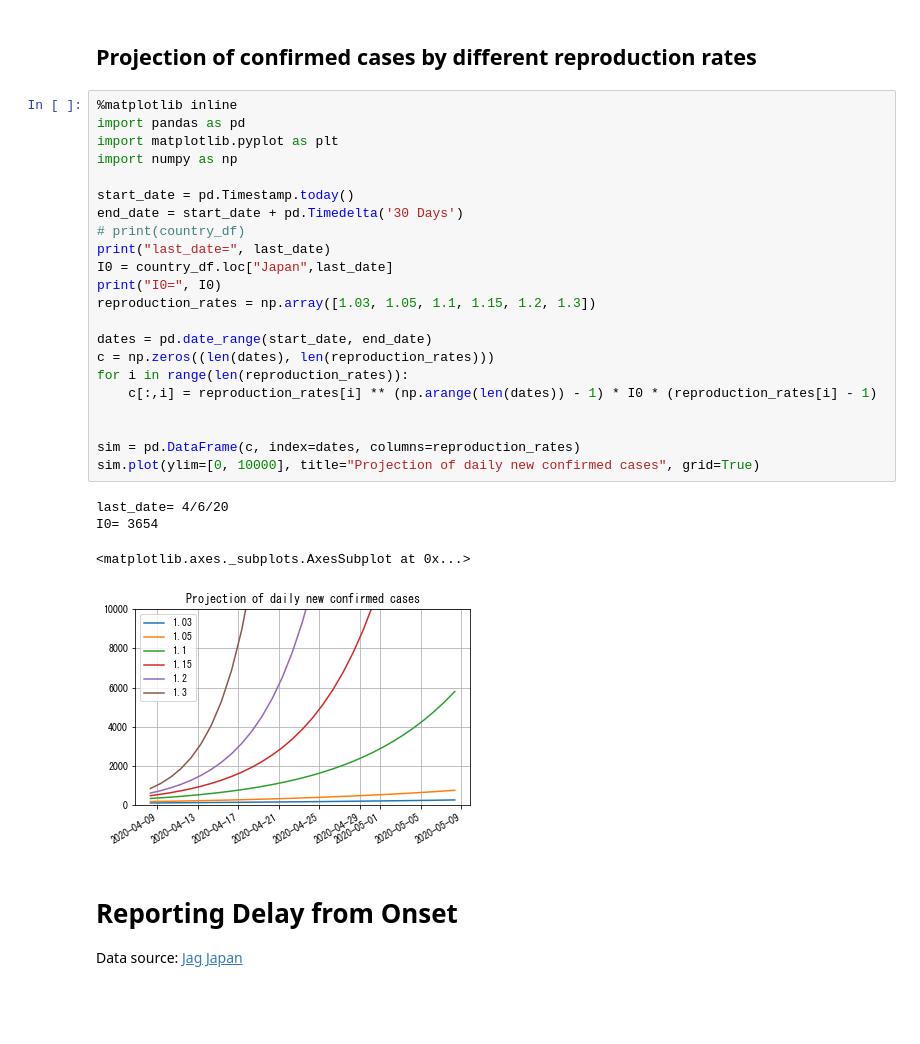
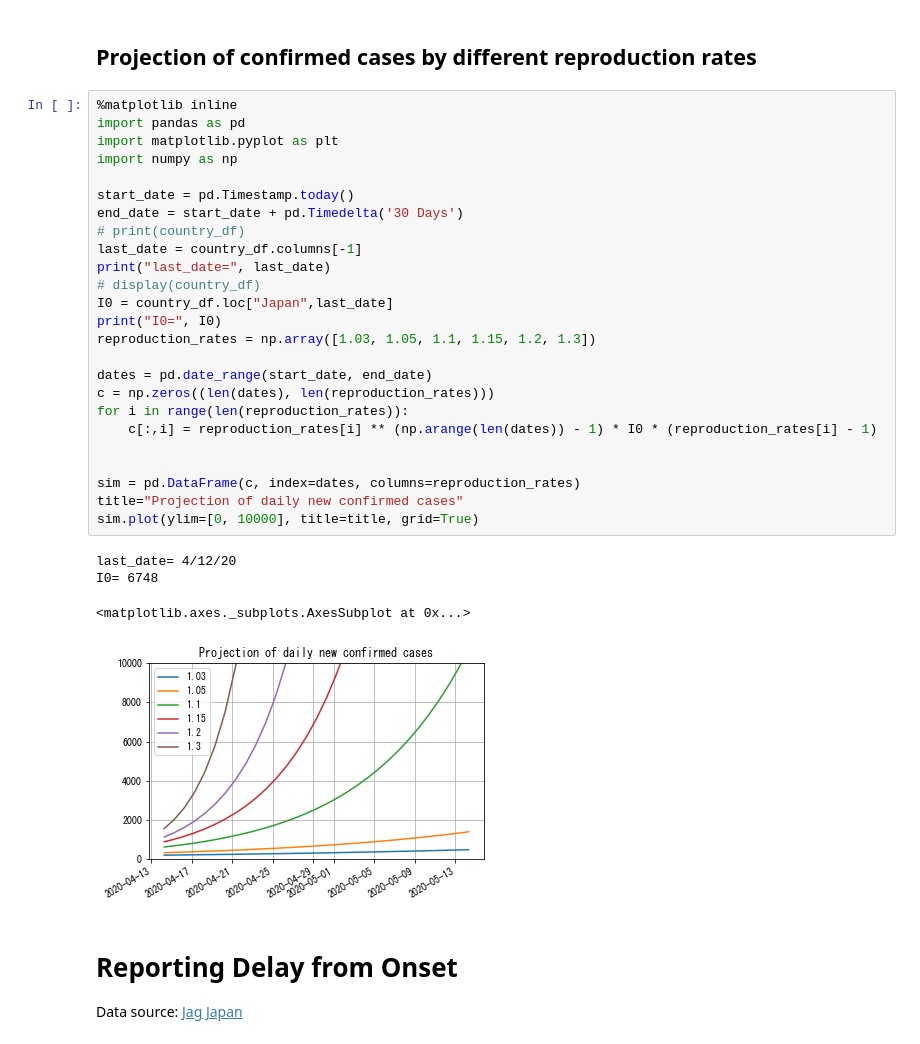
Before and after one commit to personal-hm2/coronavirus_model, a Jupyter notebook: COVID-19 Plot.ipynb, the cells around one changed output. Saved outputs shown, nothing was run; the diff lists cells and outputs as text; blank space fills up the shorter version.

```diff
--- a/COVID-19 Plot.ipynb
+++ b/COVID-19 Plot.ipynb
@@ -178,30 +176,33 @@ data_to_plot.plot(title=title, ylim=[0.98, 1.3], grid=True).legend(bbox_to_ancho
 # %%
 %matplotlib inline
 import pandas as pd
 import matplotlib.pyplot as plt
 import numpy as np
 
 start_date = pd.Timestamp.today()
 end_date = start_date + pd.Timedelta('30 Days')
 # print(country_df)
+last_date = country_df.columns[-1]
 print("last_date=", last_date)
+# display(country_df)
 I0 = country_df.loc["Japan",last_date]
 print("I0=", I0)
 reproduction_rates = np.array([1.03, 1.05, 1.1, 1.15, 1.2, 1.3])
 
 dates = pd.date_range(start_date, end_date)
 c = np.zeros((len(dates), len(reproduction_rates)))
 for i in range(len(reproduction_rates)):
     c[:,i] = reproduction_rates[i] ** (np.arange(len(dates)) - 1) * I0 * (reproduction_rates[i] - 1)
 
 
 sim = pd.DataFrame(c, index=dates, columns=reproduction_rates)
-sim.plot(ylim=[0, 10000], title="Projection of daily new confirmed cases", grid=True)
+title="Projection of daily new confirmed cases"
+sim.plot(ylim=[0, 10000], title=title, grid=True)
 # %% [output]
-last_date= 4/6/20
-I0= 3654
+last_date= 4/12/20
+I0= 6748
 <matplotlib.axes._subplots.AxesSubplot at 0x...>
-[figure, old version]
+[figure, new version]
 # %% [markdown]
 # Reporting Delay from Onset
 Data source: [Jag Japan](https://gis.jag-japan.com/covid19jp/)
```
Also changed, not shown: parts of 8 cells of this notebook.
